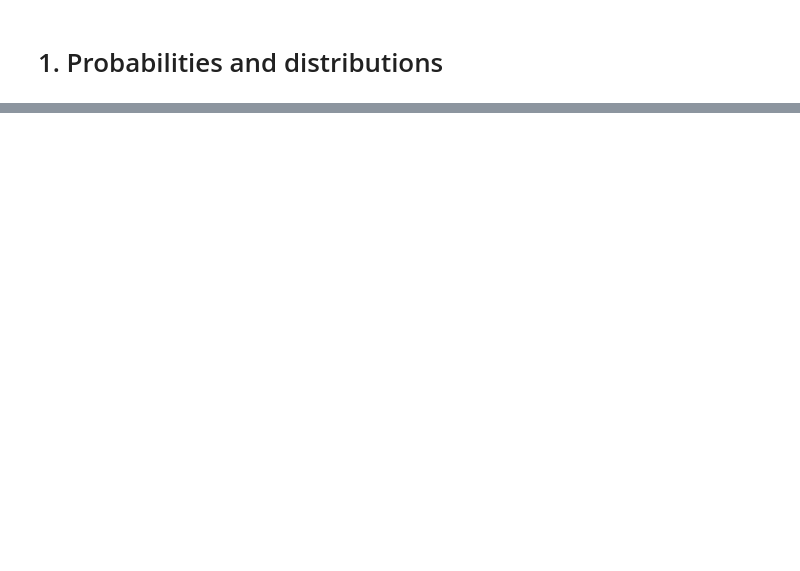
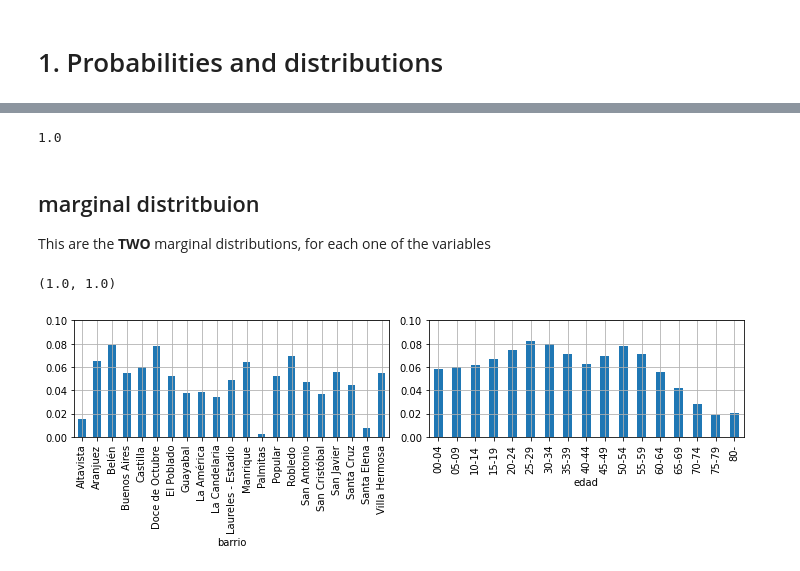
Before and after one commit to rramosp/ppdl, a Jupyter notebook: content/02.02 - NOTES 01 - Probabilities and distributions.ipynb, the cells around one changed output, grey strips where cells are left out. Drawn from its saved outputs; the diff is of its cells as text; code cells hidden in the pictures; blank space fills up the shorter version.

```diff
--- a/content/02.02 - NOTES 01 - Probabilities and distributions.ipynb
+++ b/content/02.02 - NOTES 01 - Probabilities and distributions.ipynb
@@ -64,5 +16,0 @@ some probabilities measured on the data (i.e. **proportions** existing in the da
-# %%
-# the probability of a pixel to have an intensity >200 in each channel
-for i in range(3):
-
-    print (f"P({'RGB'[i]}>200)", np.mean(img[:,:,i]>200))
@@ -118,0 +34,8 @@ It would be nice to have an analytical distribution. This is, a **formula**
+# %%
+x = pd.read_csv("local/data/proyecciones_de_poblacion_medellin_2017.csv.gz", delimiter=";")
+x['grupo_edad'] = x.grupo_edad.str.strip().str.lower()
+x = x.rename({"codigo": "barrio", "grupo_edad": "edad"}, axis=1)
+x = x.replace("0-4", '00-04').replace('5-9', '05-09').replace('80 y más', '80-')
+x = x[x.edad.str.lower().str.strip()!="total"]
+x = x[[("Suma" not in i)&("Total" not in i) for i in x.barrio]]
+x = x.groupby(["edad", "barrio" ])[['total_2017']].sum().unstack().T.loc['total_2017']
@@ -118,0 +67,3 @@ It would be nice to have an analytical distribution. This is, a **formula**
+# %%
+xd = x/x.values.sum()
+xd
@@ -118,0 +89,25 @@ It would be nice to have an analytical distribution. This is, a **formula**
+# %%
+# it must add up to 1
+xd.values.sum()
+# %% [output]
+1.0
+# %% [markdown]
+## marginal distritbuion
+
+This are the **TWO** marginal distributions, for each one of the variables
+# %%
+dbarrio = xd.sum(axis=1)
+dedad   = xd.sum(axis=0)
+# %%
+dbarrio.sum(), dedad.sum()
+# %% [output]
+(1.0, 1.0)
+# %%
+for ax,i in subplots(2, usizex=5, usizey=3.5):
+    if i==0: dbarrio.plot(kind="bar")
+    if i==1: dedad.plot(kind="bar")
+    plt.grid()
+    plt.ylim(0,0.1)
+plt.tight_layout()
+# %% [output]
+[figure, added]
```
Also changed, not shown: parts of 32 cells of this notebook, 29 other files.
